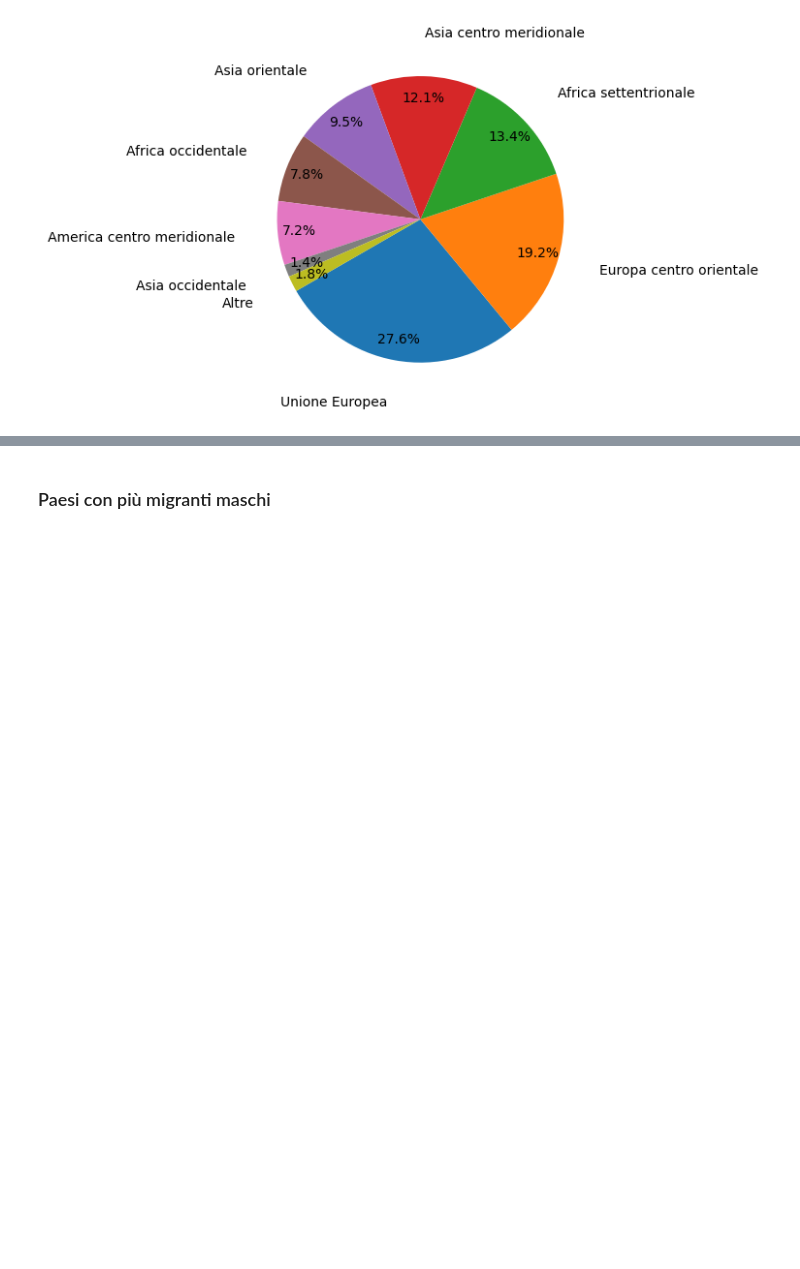
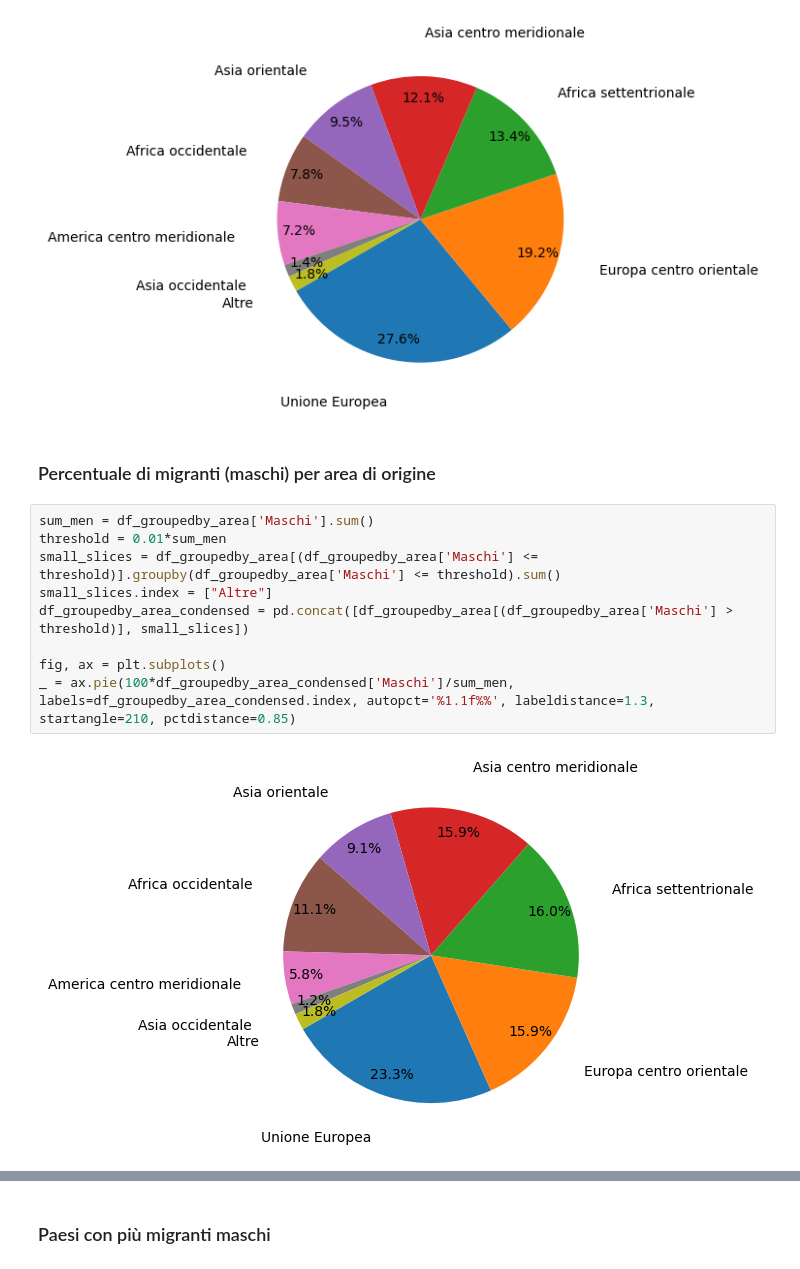
Before and after one commit to nfmmendes/stranieri-in-italia, a Jupyter notebook: Stranieri in italia.ipynb, the cells around one changed output, grey strips where cells are left out. Saved outputs shown, nothing was run; the diff lists cells and outputs as text; blank space fills up the shorter version.

Commit message:
Include charts by area

```diff
--- a/Stranieri in italia.ipynb
+++ b/Stranieri in italia.ipynb
@@ -134,3 +134,16 @@ df_groupedby_area_condensed = pd.concat([df_groupedby_area[(df_groupedby_area['%
 ax.pie(df_groupedby_area_condensed['%'], labels=df_groupedby_area_condensed.index, autopct='%1.1f%%', labeldistance=1.3, startangle=210, pctdistance=0.85);
 # %% [output]
 [figure]
+# %% [markdown]
+<h3> Percentuale di migranti (maschi) per area di origine</h3>
+# %%
+sum_men = df_groupedby_area['Maschi'].sum()
+threshold = 0.01*sum_men
+small_slices = df_groupedby_area[(df_groupedby_area['Maschi'] <= threshold)].groupby(df_groupedby_area['Maschi'] <= threshold).sum()
+small_slices.index = ["Altre"]
+df_groupedby_area_condensed = pd.concat([df_groupedby_area[(df_groupedby_area['Maschi'] > threshold)], small_slices])
+
+fig, ax = plt.subplots()
+_ = ax.pie(100*df_groupedby_area_condensed['Maschi']/sum_men, labels=df_groupedby_area_condensed.index, autopct='%1.1f%%', labeldistance=1.3, startangle=210, pctdistance=0.85)
+# %% [output]
+[figure, added]
```
Also changed, not shown: parts of 4 cells of this notebook.
